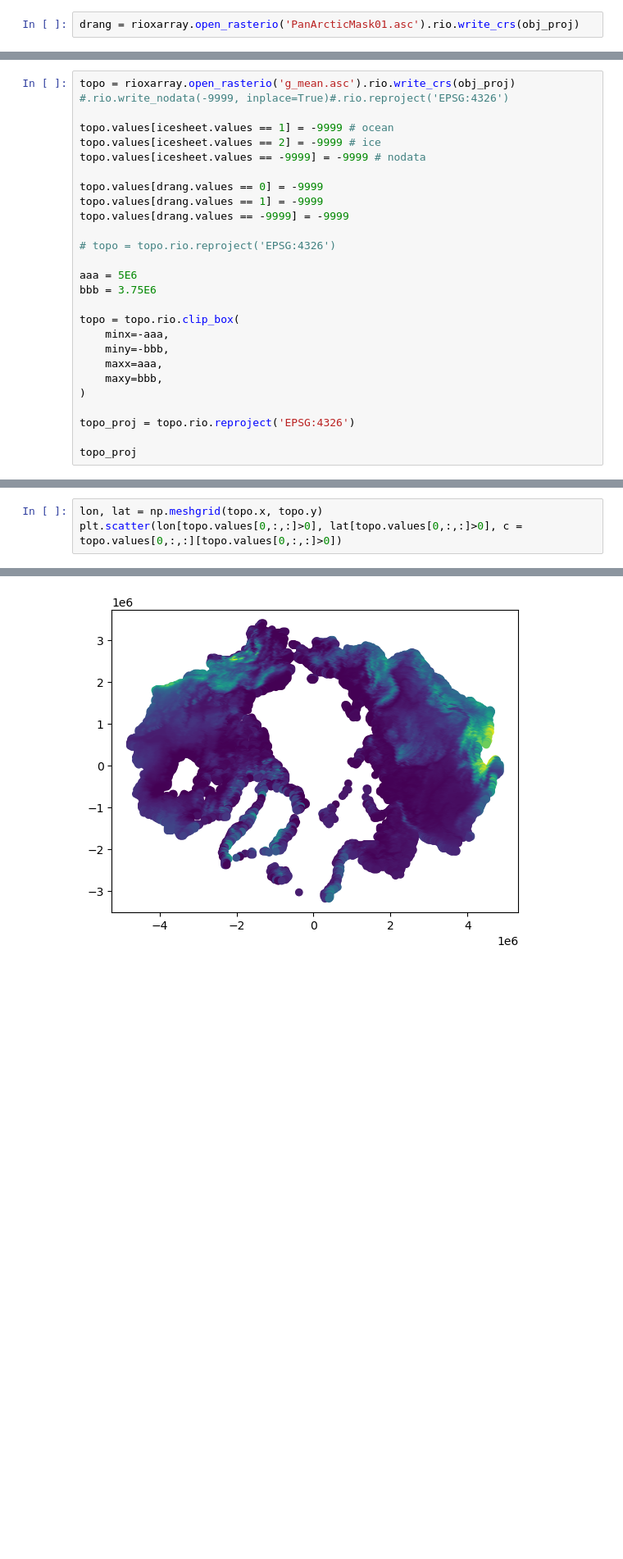
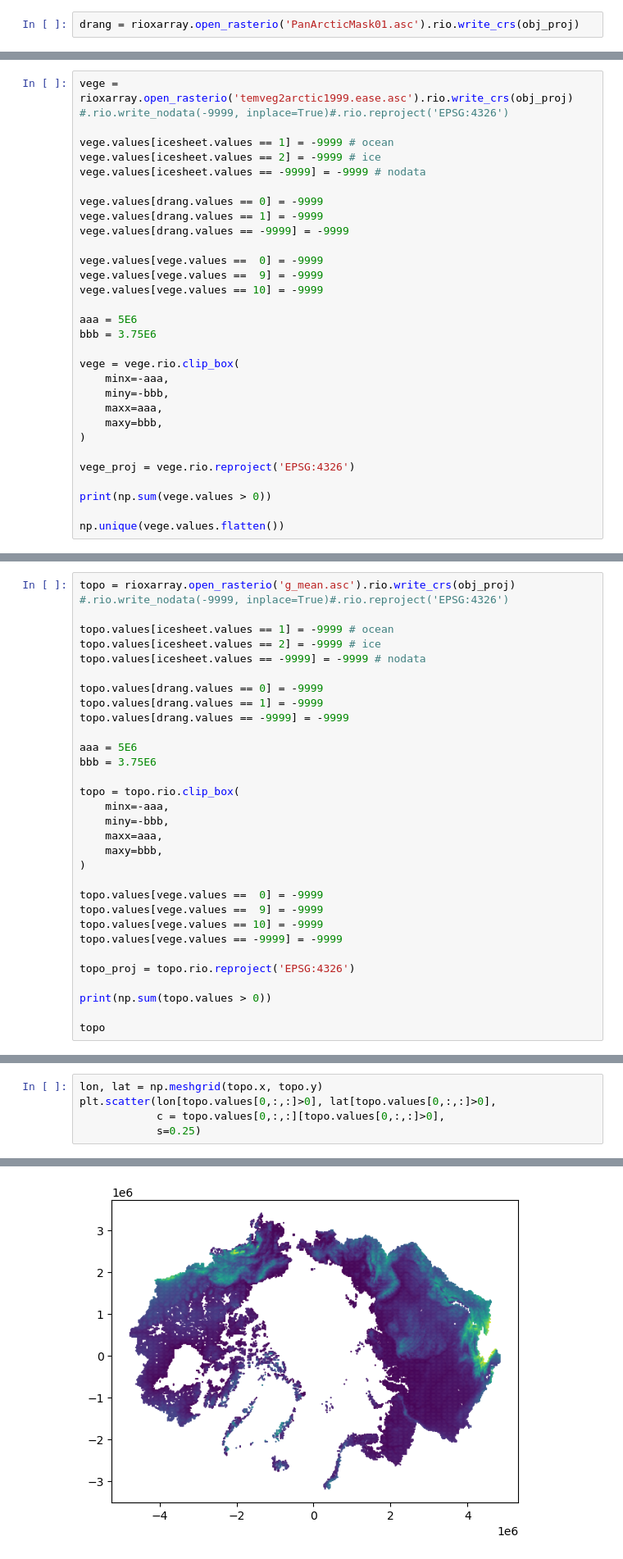
Before and after one commit to wk1984/Parallel-SnowModel-1.0, a Jupyter notebook: Arctic_Drainage/veg_topo/prepare_topo_vege.ipynb, the cells around one changed output, grey strips where cells are left out. Shown at 82% size. Drawn from its saved outputs; the diff is of its cells as text; blank space fills up the shorter version.

```diff
--- a/Arctic_Drainage/veg_topo/prepare_topo_vege.ipynb
+++ b/Arctic_Drainage/veg_topo/prepare_topo_vege.ipynb
@@ -27,0 +30,30 @@ drang = rioxarray.open_rasterio('PanArcticMask01.asc').rio.write_crs(obj_proj)
+# %%
+vege = rioxarray.open_rasterio('temveg2arctic1999.ease.asc').rio.write_crs(obj_proj) #.rio.write_nodata(-9999, inplace=True)#.rio.reproject('EPSG:4326')
+
+vege.values[icesheet.values == 1] = -9999 # ocean
+vege.values[icesheet.values == 2] = -9999 # ice
+vege.values[icesheet.values == -9999] = -9999 # nodata
+
+vege.values[drang.values == 0] = -9999
+vege.values[drang.values == 1] = -9999
+vege.values[drang.values == -9999] = -9999
+
+vege.values[vege.values ==  0] = -9999
+vege.values[vege.values ==  9] = -9999
+vege.values[vege.values == 10] = -9999
+
+aaa = 5E6
+bbb = 3.75E6
+
+vege = vege.rio.clip_box(
+    minx=-aaa,
+    miny=-bbb,
+    maxx=aaa,
+    maxy=bbb,
+)
+
+vege_proj = vege.rio.reproject('EPSG:4326')
+
+print(np.sum(vege.values > 0))
+
+np.unique(vege.values.flatten())
@@ -36,8 +84,6 @@ topo.values[drang.values == 0] = -9999
 topo.values[drang.values == 1] = -9999
 topo.values[drang.values == -9999] = -9999
 
-# topo = topo.rio.reproject('EPSG:4326')
-
 aaa = 5E6
 bbb = 3.75E6
 
@@ -48,7 +94,14 @@ topo = topo.rio.clip_box(
     maxy=bbb,
 )
 
+topo.values[vege.values ==  0] = -9999
+topo.values[vege.values ==  9] = -9999
+topo.values[vege.values == 10] = -9999
+topo.values[vege.values == -9999] = -9999
+
 topo_proj = topo.rio.reproject('EPSG:4326')
 
-topo_proj
+print(np.sum(topo.values > 0))
+
+topo
 # %% [output]
@@ -74,9 +125,11 @@ Attributes:
 # %%
 lon, lat = np.meshgrid(topo.x, topo.y)
-plt.scatter(lon[topo.values[0,:,:]>0], lat[topo.values[0,:,:]>0], c = topo.values[0,:,:][topo.values[0,:,:]>0])
+plt.scatter(lon[topo.values[0,:,:]>0], lat[topo.values[0,:,:]>0],
+            c = topo.values[0,:,:][topo.values[0,:,:]>0],
+            s=0.25)
 # %% [output]
 <matplotlib.collections.PathCollection at 0x...>
-[figure, old version]
+[figure, new version]
 # %%
 lon2, lat2 = np.meshgrid(topo_proj.x, topo_proj.y)
 plt.scatter(lon2[topo_proj.values[0,:,:]>0], lat2[topo_proj.values[0,:,:]>0], c = topo_proj.values[0,:,:][topo_proj.values[0,:,:]>0])
```
Also changed, not shown: parts of 7 cells of this notebook.
